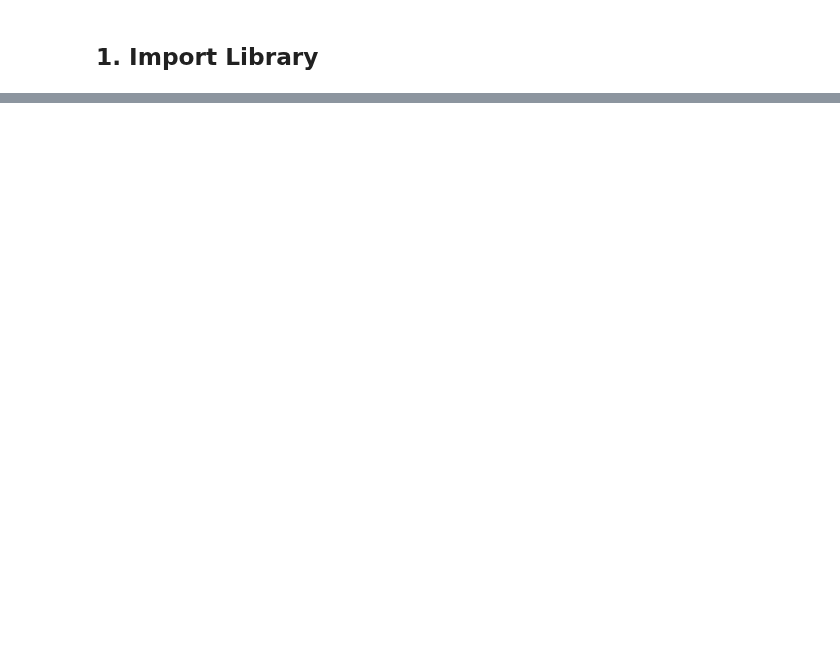
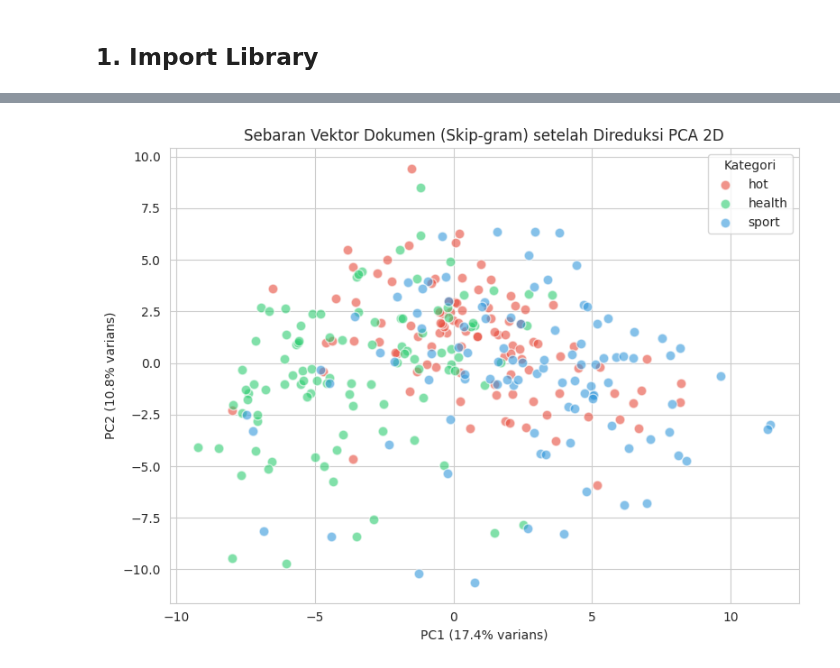
Before and after one commit to chakko-183/PPW, a Jupyter notebook: ppw/klasifikasi_skipgram.ipynb, the cells around one changed output, grey strips where cells are left out. Cells and saved outputs as stored; diff of their text form; code cells hidden in the pictures; blank space fills up the shorter version.

```diff
--- a/ppw/klasifikasi_skipgram.ipynb
+++ b/ppw/klasifikasi_skipgram.ipynb
@@ -649,0 +128,16 @@ pd.DataFrame(baris)
+# %%
+y = df_berita['Kategori'].values
+
+le = LabelEncoder()
+y_encoded = le.fit_transform(y)
+print("Kelas:", list(le.classes_))
+
+scaler = StandardScaler()
+X_scaled = scaler.fit_transform(X)
+
+X_train, X_test, y_train, y_test = train_test_split(
+    X_scaled, y_encoded, test_size=0.2, random_state=42, stratify=y_encoded
+)
+
+print("Jumlah data latih:", X_train.shape[0])
+print("Jumlah data uji  :", X_test.shape[0])
@@ -649,0 +227,20 @@ pd.DataFrame(baris)
+# %%
+pca_viz = PCA(n_components=2, random_state=42)
+X_2d = pca_viz.fit_transform(X_scaled)
+
+plt.figure(figsize=(8, 6))
+palet = {'health': '#2ecc71', 'hot': '#e74c3c', 'sport': '#3498db'}
+for kategori in df_berita['Kategori'].unique():
+    mask = df_berita['Kategori'].values == kategori
+    plt.scatter(X_2d[mask, 0], X_2d[mask, 1], label=kategori,
+                color=palet.get(kategori), alpha=0.6, edgecolor='white', s=60)
+
+plt.title('Sebaran Vektor Dokumen (Skip-gram) setelah Direduksi PCA 2D')
+plt.xlabel(f'PC1 ({pca_viz.explained_variance_ratio_[0]*100:.1f}% varians)')
+plt.ylabel(f'PC2 ({pca_viz.explained_variance_ratio_[1]*100:.1f}% varians)')
+plt.legend(title='Kategori')
+plt.tight_layout()
+plt.savefig('viz_sebaran_vektor_pca.png', bbox_inches='tight')
+plt.show()
+# %% [output]
+[figure, added]
```
Also changed, not shown: parts of 65 cells of this notebook, 10 other files.
